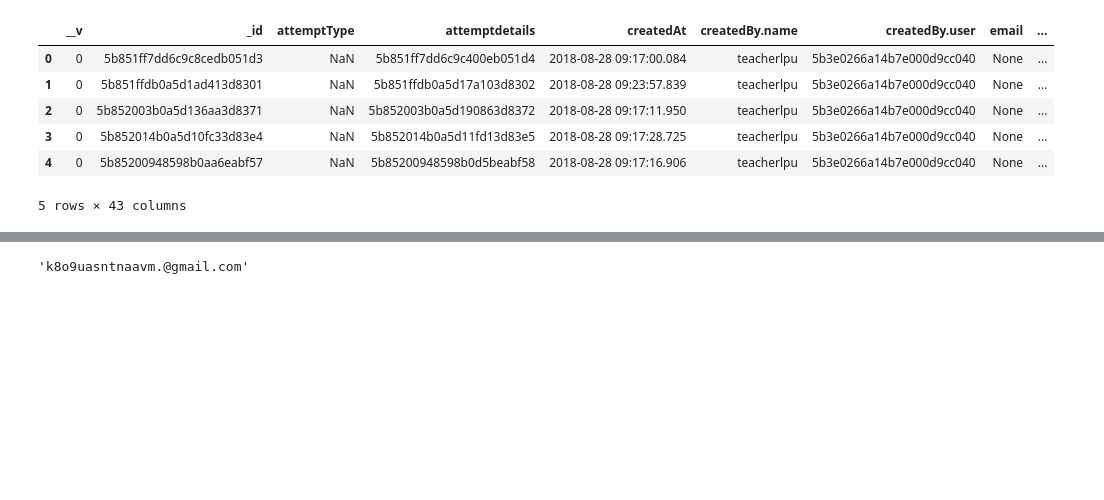
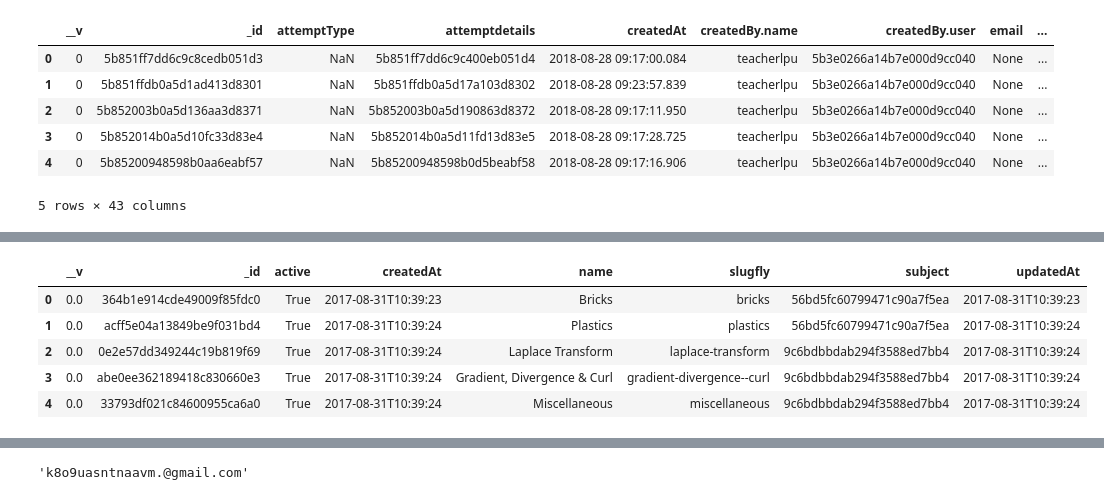
Before and after one commit to Kali-Dev/Internship-Assignment, a Jupyter notebook: intership project.ipynb, the cells around one changed output, grey strips where cells are left out. Drawn from its saved outputs; the diff is of its cells as text; code cells hidden in the pictures; blank space fills up the shorter version.

```diff
--- a/intership project.ipynb
+++ b/intership project.ipynb
@@ -95,0 +115,9 @@ attemptdetails_df.head()
+# %%
+topics_df.head()
+# %% [output]
+|  | __v | _id | active | createdAt | name | slugfly | subject | updatedAt |
+| 0 | 0.0 | 364b1e914cde49009f85fdc0 | True | 2017-08-31T10:39:23 | Bricks | bricks | 56bd5fc60799471c90a7f5ea | 2017-08-31T10:39:23 |
+| 1 | 0.0 | acff5e04a13849be9f031bd4 | True | 2017-08-31T10:39:24 | Plastics | plastics | 56bd5fc60799471c90a7f5ea | 2017-08-31T10:39:24 |
+| 2 | 0.0 | 0e2e57dd349244c19b819f69 | True | 2017-08-31T10:39:24 | Laplace Transform | laplace-transform | 9c6bdbbdab294f3588ed7bb4 | 2017-08-31T10:39:24 |
+| 3 | 0.0 | abe0ee362189418c830660e3 | True | 2017-08-31T10:39:24 | Gradient, Divergence & Curl | gradient-divergence--curl | 9c6bdbbdab294f3588ed7bb4 | 2017-08-31T10:39:24 |
+| 4 | 0.0 | 33793df021c84600955ca6a0 | True | 2017-08-31T10:39:24 | Miscellaneous | miscellaneous | 9c6bdbbdab294f3588ed7bb4 | 2017-08-31T10:39:24 |
```
Also changed, not shown: parts of 12 cells of this notebook.
